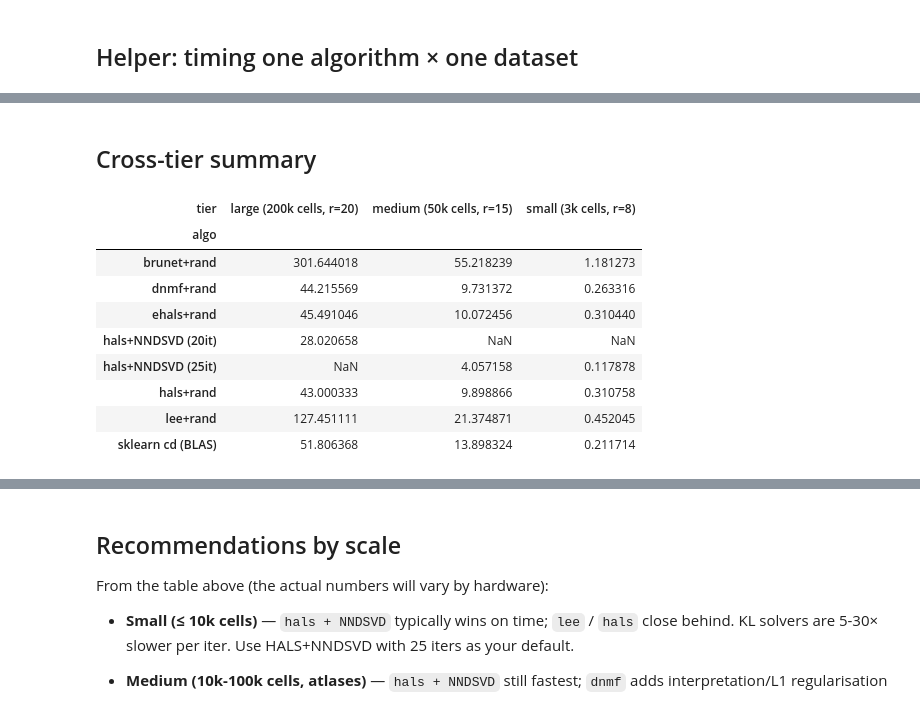
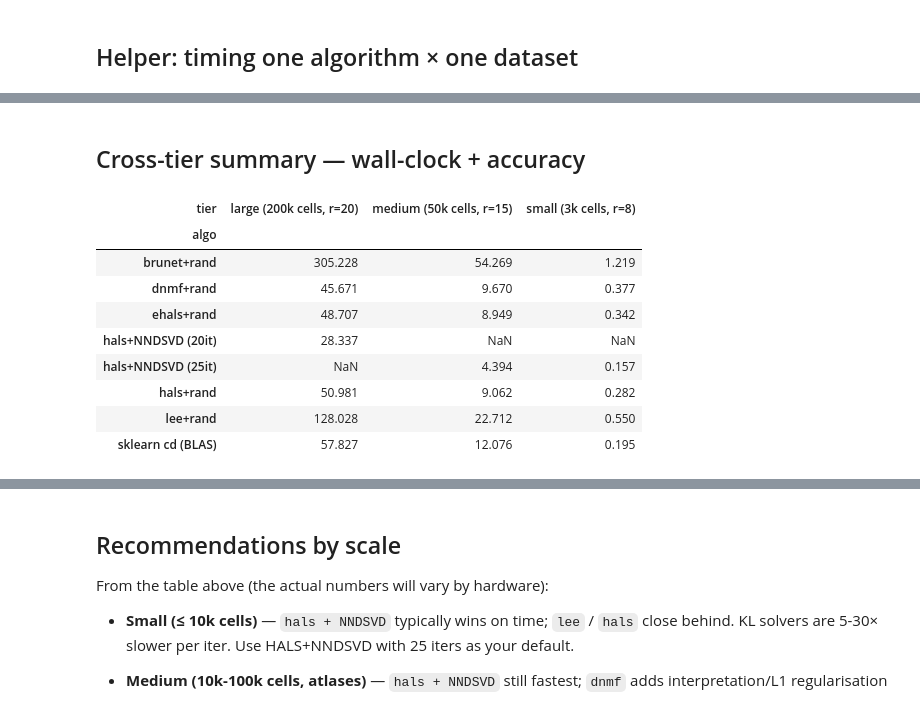
Before and after one commit to omicverse/rust-NMF, a Jupyter notebook: examples/benchmark_scaling.ipynb, the cells around one changed output, grey strips where cells are left out. Saved outputs shown, nothing was run; the diff lists cells and outputs as text; code cells hidden in the pictures.

```diff
--- a/examples/benchmark_scaling.ipynb
+++ b/examples/benchmark_scaling.ipynb
@@ -19,6 +19,8 @@ import matplotlib.pyplot as plt
 from sklearn.decomposition import NMF as SKNMF
 import nmf_rs
 # %%
+from scipy.optimize import linear_sum_assignment
+
 PBMC = '/scratch/users/steorra/analysis/omicverse_dev/omicverse/data/pbmc8k.h5ad'
 
 def make_real_small(n_cells=3000, n_hvg=1500, rng_seed=0):
@@ -33,11 +35,20 @@ def make_real_small(n_cells=3000, n_hvg=1500, rng_seed=0):
     return np.ascontiguousarray(a.X[sub].toarray().T.astype(np.float64))
 
 def make_synthetic(n_genes, n_cells, rank=10, noise=0.05, seed=0):
+    """Returns (V, W_true, H_true) with ground-truth factors for accuracy checks."""
     rng = np.random.default_rng(seed)
     W = rng.uniform(0.1, 1.5, (n_genes, rank)).astype(np.float64)
     H = rng.uniform(0.1, 1.5, (rank, n_cells)).astype(np.float64)
     V = W @ H + noise * rng.normal(size=(n_genes, n_cells))
-    return np.maximum(V, 0.0)
+    return np.maximum(V, 0.0), W, H
+
+def matched_pearson(A, B):
+    """Hungarian-match rows of A↔B by Pearson, return matched per-row r."""
+    n = A.shape[0]
+    if A.shape != B.shape: return np.zeros(n)
+    corr = np.corrcoef(A, B)[:n, n:]
+    row, col = linear_sum_assignment(-corr)
+    return corr[row, col]
 # %% [markdown]
 ## Helper: timing one algorithm × one dataset
 # %%
@@ -101,6 +140,6 @@ def bench_tier(label, V, rank, max_iter, threads=16, sklearn_iter=None):
 # %%
 V_small = make_real_small(n_cells=3000, n_hvg=1500)
-df_small = bench_tier('small', V_small, rank=8, max_iter=100)
+df_small, acc_small, _ = bench_tier('small', V_small, rank=8, max_iter=100)
 df_small.round(4)
 # %% [output]
 [small] V = (1500, 3000), rank=8, iters=100
@@ -117,7 +170,8 @@ df_small.round(4)
 # %%
-V_med = make_synthetic(3000, 50000, rank=15, seed=1)
-df_med = bench_tier('medium', V_med, rank=15, max_iter=100)
+V_med, W_med_true, H_med_true = make_synthetic(3000, 50000, rank=15, seed=1)
+df_med, acc_med, _ = bench_tier('medium', V_med, rank=15, max_iter=100,
+                                W_true=W_med_true, H_true=H_med_true)
 df_med.round(4)
-del V_med; gc.collect()
+del V_med, W_med_true, H_med_true; gc.collect()
 # %% [output]
 [medium] V = (3000, 50000), rank=15, iters=100
@@ -129,11 +197,13 @@ We deliberately reduce iterations for the large tier — at this scale
 you almost always run NMF with stationary stop or a small budget,
 not 200 iters. We measure 50 iters across all algorithms.
 # %%
-V_large = make_synthetic(5000, 200000, rank=20, seed=2)
+V_large, W_large_true, H_large_true = make_synthetic(5000, 200000, rank=20, seed=2)
 print(f'V_large memory: {V_large.nbytes / 1e9:.2f} GB')
-df_large = bench_tier('large', V_large, rank=20, max_iter=50, sklearn_iter=50)
+df_large, acc_large, _ = bench_tier('large', V_large, rank=20, max_iter=50,
+                                    sklearn_iter=50,
+                                    W_true=W_large_true, H_true=H_large_true)
 df_large.round(4)
-del V_large; gc.collect()
+del V_large, W_large_true, H_large_true; gc.collect()
 # %% [output]
 V_large memory: 8.00 GB
 
@@ -142,19 +226,19 @@ V_large memory: 8.00 GB
 # %% [markdown]
-## Cross-tier summary
+## Cross-tier summary — wall-clock + accuracy
 # %%
 df_small['tier']  = 'small (3k cells, r=8)'
 df_med  ['tier']  = 'medium (50k cells, r=15)'
 df_large['tier']  = 'large (200k cells, r=20)'
 all_df = pd.concat([df_small, df_med, df_large], ignore_index=True)
-all_df[['tier','algo','time_s','loss']].pivot_table(index='algo', columns='tier', values='time_s')
+all_df[['tier','algo','time_s','loss']].pivot_table(index='algo', columns='tier', values='time_s').round(3)
 # %% [output]
 | tier | large (200k cells, r=20) | medium (50k cells, r=15) | small (3k cells, r=8) |
 | algo |  |  |  |
-| brunet+rand | 301.644018 | 55.218239 | 1.181273 |
-| dnmf+rand | 44.215569 | 9.731372 | 0.263316 |
-| ehals+rand | 45.491046 | 10.072456 | 0.310440 |
-| hals+NNDSVD (20it) | 28.020658 | NaN | NaN |
-| hals+NNDSVD (25it) | NaN | 4.057158 | 0.117878 |
-| hals+rand | 43.000333 | 9.898866 | 0.310758 |
-| lee+rand | 127.451111 | 21.374871 | 0.452045 |
-| sklearn cd (BLAS) | 51.806368 | 13.898324 | 0.211714 |
+| brunet+rand | 305.228 | 54.269 | 1.219 |
+| dnmf+rand | 45.671 | 9.670 | 0.377 |
+| ehals+rand | 48.707 | 8.949 | 0.342 |
+| hals+NNDSVD (20it) | 28.337 | NaN | NaN |
+| hals+NNDSVD (25it) | NaN | 4.394 | 0.157 |
+| hals+rand | 50.981 | 9.062 | 0.282 |
+| lee+rand | 128.028 | 22.712 | 0.550 |
+| sklearn cd (BLAS) | 57.827 | 12.076 | 0.195 |
```
Also changed, not shown: parts of 16 cells of this notebook, 1 other file.
